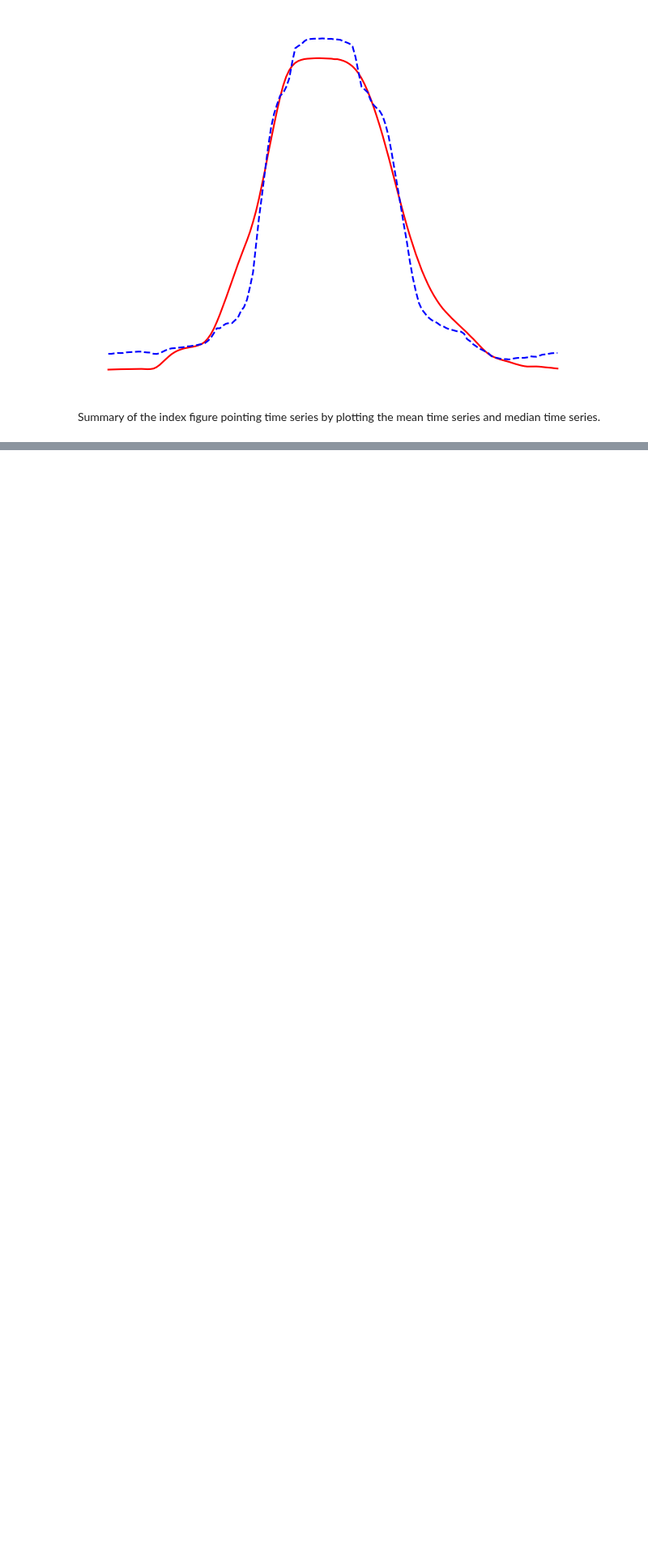
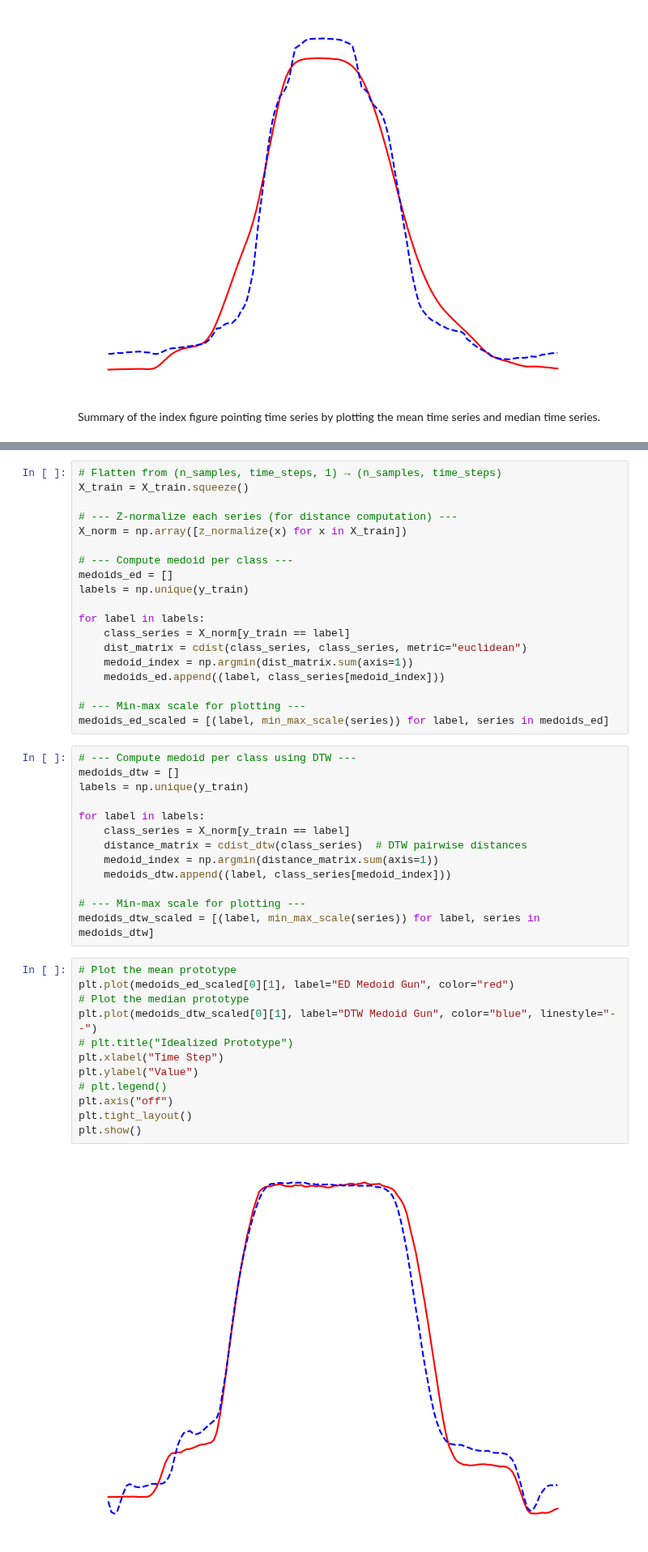
Before and after one commit to cyuab/k-scaling-factor-dtw, a Jupyter notebook: code/class_representative.ipynb, the cells around one changed output, grey strips where cells are left out. Shown at 81% size. Cells and saved outputs as stored; diff of their text form; blank space fills up the shorter version.

```diff
--- a/code/data-exploration.ipynb
+++ b/code/class_representative.ipynb
@@ -275,0 +90,46 @@ np.savez("../data/gunpoint_preprocessed.npz",
+# %%
+# Flatten from (n_samples, time_steps, 1) → (n_samples, time_steps)
+X_train = X_train.squeeze()
+
+# --- Z-normalize each series (for distance computation) ---
+X_norm = np.array([z_normalize(x) for x in X_train])
+
+# --- Compute medoid per class ---
+medoids_ed = []
+labels = np.unique(y_train)
+
+for label in labels:
+    class_series = X_norm[y_train == label]
+    dist_matrix = cdist(class_series, class_series, metric="euclidean")
+    medoid_index = np.argmin(dist_matrix.sum(axis=1))
+    medoids_ed.append((label, class_series[medoid_index]))
+
+# --- Min-max scale for plotting ---
+medoids_ed_scaled = [(label, min_max_scale(series)) for label, series in medoids_ed]
+# %%
+# --- Compute medoid per class using DTW ---
+medoids_dtw = []
+labels = np.unique(y_train)
+
+for label in labels:
+    class_series = X_norm[y_train == label]
+    distance_matrix = cdist_dtw(class_series)  # DTW pairwise distances
+    medoid_index = np.argmin(distance_matrix.sum(axis=1))
+    medoids_dtw.append((label, class_series[medoid_index]))
+
+# --- Min-max scale for plotting ---
+medoids_dtw_scaled = [(label, min_max_scale(series)) for label, series in medoids_dtw]
+# %%
+# Plot the mean prototype
+plt.plot(medoids_ed_scaled[0][1], label="ED Medoid Gun", color="red")
+# Plot the median prototype
+plt.plot(medoids_dtw_scaled[0][1], label="DTW Medoid Gun", color="blue", linestyle="--")
+# plt.title("Idealized Prototype")
+plt.xlabel("Time Step")
+plt.ylabel("Value")
+# plt.legend()
+plt.axis("off")
+plt.tight_layout()
+plt.show()
+# %% [output]
+[figure, added]
```
Also changed, not shown: parts of 28 cells of this notebook, 32 other files.
